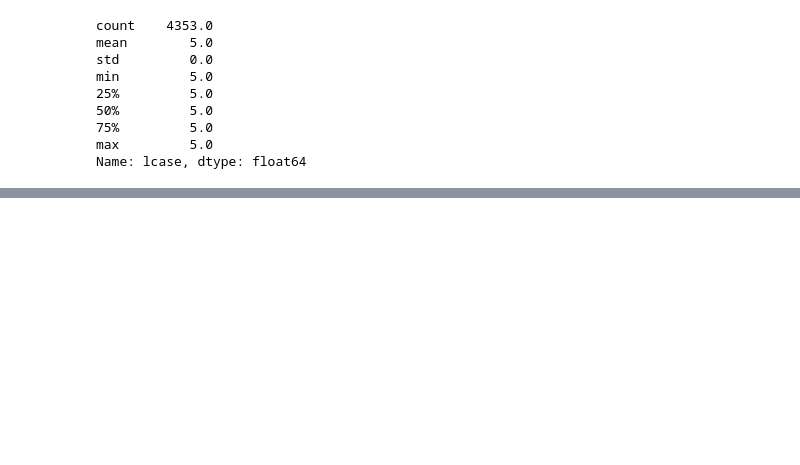
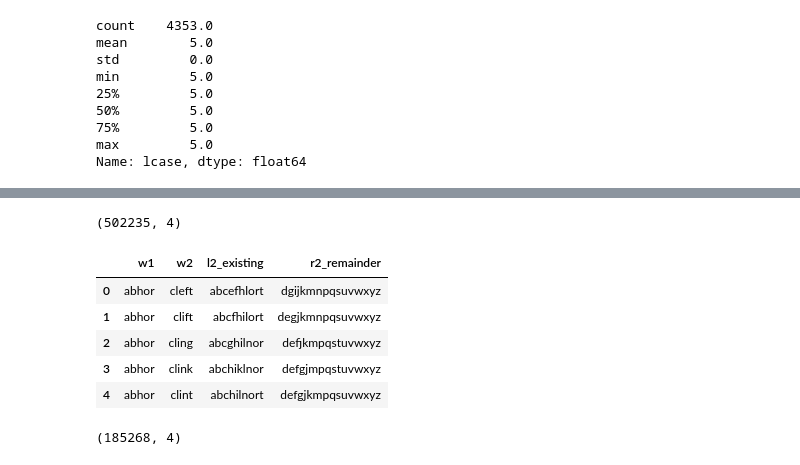
Before and after one commit to mike-babb/wordle_fun, a Jupyter notebook: five_groups_of_five_v4.ipynb, the cells around one changed output, grey strips where cells are left out. Saved outputs shown, nothing was run; the diff lists cells and outputs as text; code cells hidden in the pictures; blank space fills up the shorter version.

```diff
--- a/five_groups_of_five_v4.ipynb
+++ b/five_groups_of_five_v4.ipynb
@@ -136,0 +119,37 @@ def add_that_shit(m1, m2):
+# %%
+lc_set = set(ascii_lowercase)
+# %%
+vowel_set = set('aeiouy')
+# %%
+edge_list = []
+for lc0, lc1 in combinations(word_df['lcase'], 2):
+    w1w2_set = word_dict[lc0].union(word_dict[lc1])
+    if len(w1w2_set) == 10:
+
+        # compute the number of vowels left over
+        remaining_vowels = vowel_set.difference(w1w2_set)
+        # need at least three vowels - for three separate words to continue
+        if len(remaining_vowels) >= 3:
+
+            existing_letters = ''.join(sorted(w1w2_set))
+            remainder_letters = ''.join(sorted(lc_set.difference(existing_letters)))
+
+            ##edge_list.append([ms[0], ms[1]])
+            edge_list.append([lc0, lc1, existing_letters, remainder_letters ])
+            #myg.add_edge(u_of_edge=lc0, v_of_edge=lc1)
+# %%
+# export to an edgelist
+output = pd.DataFrame(data = edge_list, columns = ['w1', 'w2', 'l2_existing', 'r2_remainder'])
+# %%
+output.shape
+# %% [output]
+(502235, 4)
+# %%
+output.head()
+# %% [output]
+|  | w1 | w2 | l2_existing | r2_remainder |
+| 0 | abhor | cleft | abcefhlort | dgijkmnpqsuvwxyz |
+| 1 | abhor | clift | abcfhilort | degjkmnpqsuvwxyz |
+| 2 | abhor | cling | abcghilnor | defjkmpqstuvwxyz |
+| 3 | abhor | clink | abchiklnor | defgjmpqstuvwxyz |
+| 4 | abhor | clint | abchilnort | defgjkmpqsuvwxyz |
@@ -136,0 +158,4 @@ def add_that_shit(m1, m2):
+# %%
+remainder.shape
+# %% [output]
+(185268, 4)
```
Also changed, not shown: parts of 75 cells of this notebook, 7 other files.
